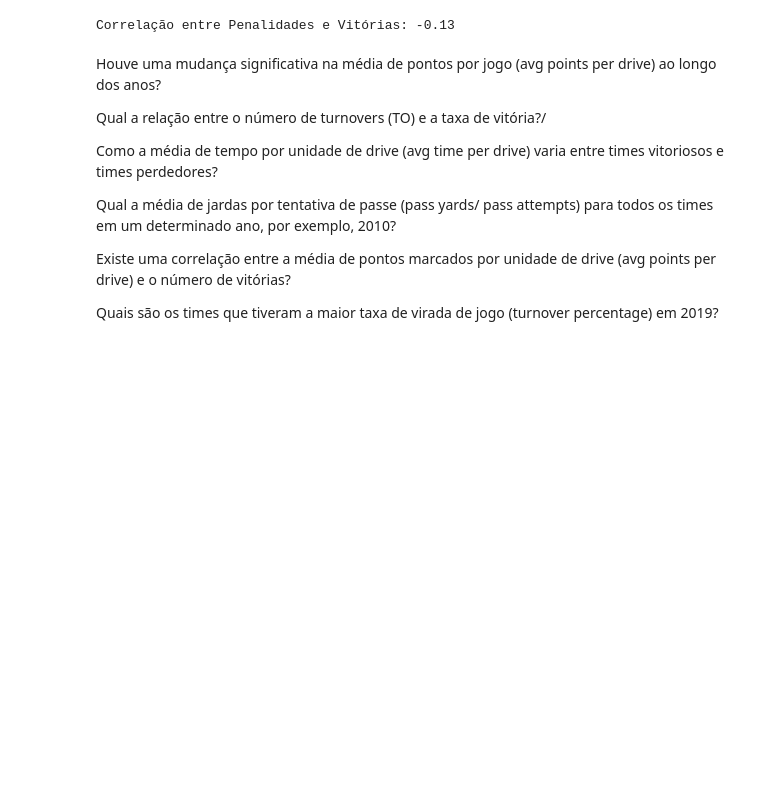
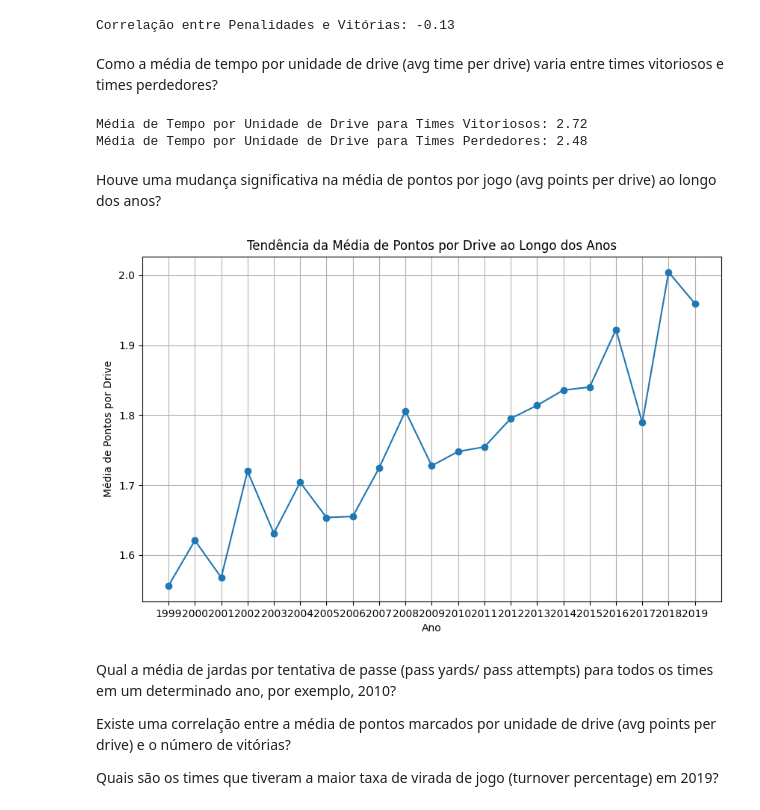
Before and after one commit to joaoluke/FootballAnalytics, a Jupyter notebook: football.ipynb, the cells around one changed output. Saved outputs shown, nothing was run; the diff lists cells and outputs as text; code cells hidden in the pictures; blank space fills up the shorter version.

```diff
--- a/football.ipynb
+++ b/football.ipynb
@@ -124,15 +119,50 @@ correlacao = df['penalties'].corr(df['wins'])
 print(f"Correlação entre Penalidades e Vitórias: {correlacao:.2f}")
 # %% [output]
 Correlação entre Penalidades e Vitórias: -0.13
+# %% [markdown]
+Como a média de tempo por unidade de drive (avg time per drive) varia entre times vitoriosos e times perdedores?
+# %%
+import pandas as pd
+
+df = pd.read_csv('AmericanFootball98.csv')
+df['team'] = df['team_code'].str[:-4]
+pd.set_option('display.max_rows', df.shape[0]+1)
+pd.set_option('display.max_columns', None)
+
+df['avg time per drive'] = df['avg time per drive'].str.split(':').apply(lambda x: int(x[0]) + int(x[1]) / 60)
+
+times_vitoriosos = df[df['wins'] > 10]
+times_perdedores = df[df['wins'] < 6]
+
+media_tempo_vitoriosos = times_vitoriosos['avg time per drive'].mean()
+media_tempo_perdedores = times_perdedores['avg time per drive'].mean()
+
+print(f"Média de Tempo por Unidade de Drive para Times Vitoriosos: {media_tempo_vitoriosos:.2f}")
+print(f"Média de Tempo por Unidade de Drive para Times Perdedores: {media_tempo_perdedores:.2f}")
+# %% [output]
+Média de Tempo por Unidade de Drive para Times Vitoriosos: 2.72
+Média de Tempo por Unidade de Drive para Times Perdedores: 2.48
+# %% [markdown]
+Houve uma mudança significativa na média de pontos por jogo (avg points per drive) ao longo dos anos?
+# %%
+import pandas as pd
+import matplotlib.pyplot as plt
+
+df = pd.read_csv('AmericanFootball98.csv')
+
+df['year'] = df['team_code'].str[-4:]
+media_pontos_por_drive = df.groupby('year')['avg points per drive'].mean()
+
+plt.figure(figsize=(10, 6))
+plt.plot(media_pontos_por_drive.index, media_pontos_por_drive.values, marker='o', linestyle='-')
+plt.xlabel('Ano')
+plt.ylabel('Média de Pontos por Drive')
+plt.title('Tendência da Média de Pontos por Drive ao Longo dos Anos')
+plt.grid(True)
+plt.show()
+# %% [output]
+[figure, added]
 # %% [markdown]
-
-
-Houve uma mudança significativa na média de pontos por jogo (avg points per drive) ao longo dos anos?
-
-Qual a relação entre o número de turnovers (TO) e a taxa de vitória?/
-
-Como a média de tempo por unidade de drive (avg time per drive) varia entre times vitoriosos e times perdedores?
-
 Qual a média de jardas por tentativa de passe (pass yards/ pass attempts) para todos os times em um determinado ano, por exemplo, 2010?
 
 Existe uma correlação entre a média de pontos marcados por unidade de drive (avg points per drive) e o número de vitórias?
```
Also changed, not shown: parts of 1 cell of this notebook.
